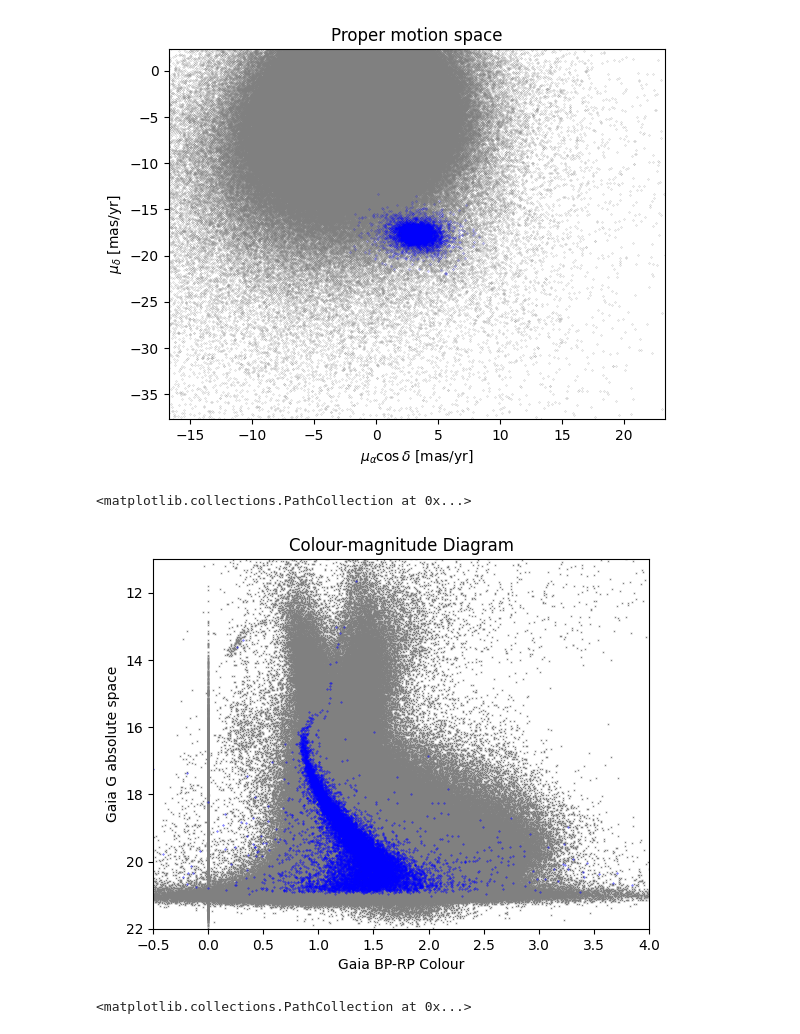
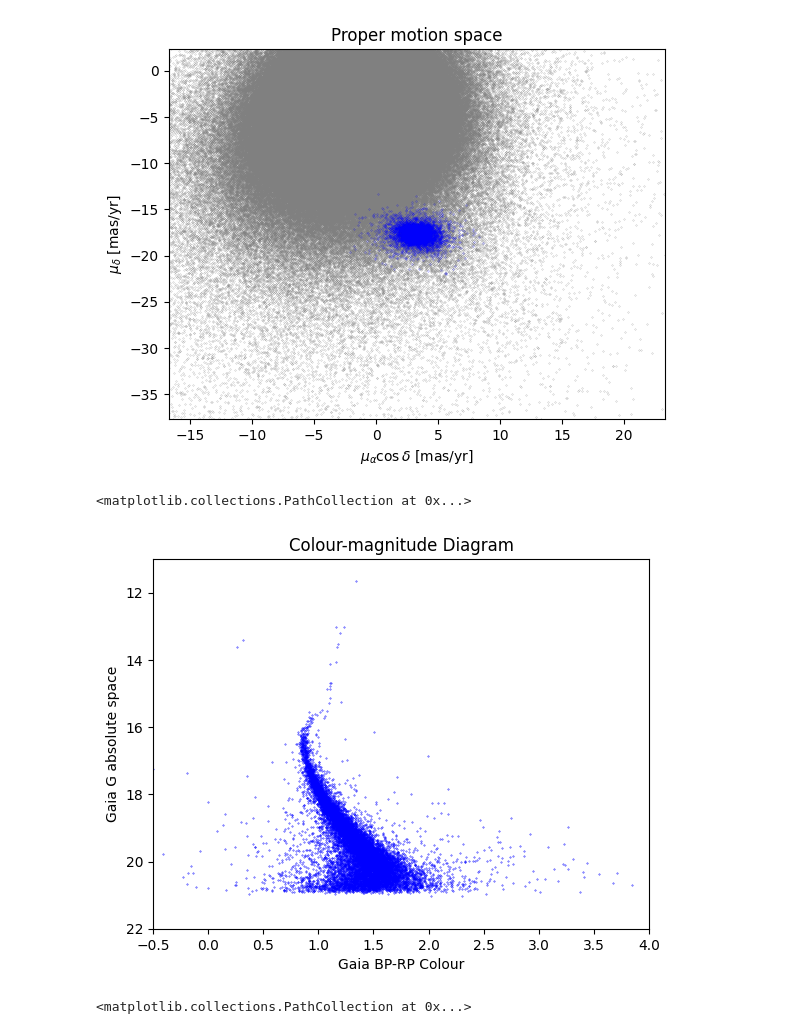
Before and after one commit to anthony-arnold/ngc6397, a Jupyter notebook: ngc6397.ipynb, the cells around one changed output. Drawn from its saved outputs; the diff is of its cells as text; code cells hidden in the pictures.

```diff
--- a/ngc6397.ipynb
+++ b/ngc6397.ipynb
@@ -121,21 +125,21 @@ ax.scatter(gaia.data['pmra'][cut], gaia.data['pmdec'][cut], color='b', s=0.1, ma
 # %%
 # Draw a colour-magnitude diagram
 
 fig, ax = plt.subplots(ncols=1)
 ax.invert_yaxis()
 ax.set_xlabel('Gaia BP-RP Colour')
 ax.set_ylabel('Gaia G absolute space')
 ax.set(
     title=r'Colour-magnitude Diagram',
     xlim=[-0.5, 4.0],
     ylim=[22, 11]
 )
 
-ax.scatter(gaia.data['bp_rp'][~cut], gaia.data['phot_g_mean_mag'][~cut], color='gray', marker='x', s=0.1)
+#ax.scatter(gaia.data['bp_rp'][~cut], gaia.data['phot_g_mean_mag'][~cut], color='gray', marker='x', s=0.1)
 ax.scatter(gaia.data['bp_rp'][cut], gaia.data['phot_g_mean_mag'][cut], color='b', s=0.1)
 # %% [output]
 <matplotlib.collections.PathCollection at 0x...>
-[figure, old version]
+[figure, new version]
 # %%
 
 # Plot the spatial coordinates
```
Also changed, not shown: parts of 2 cells of this notebook, 2 other files.
